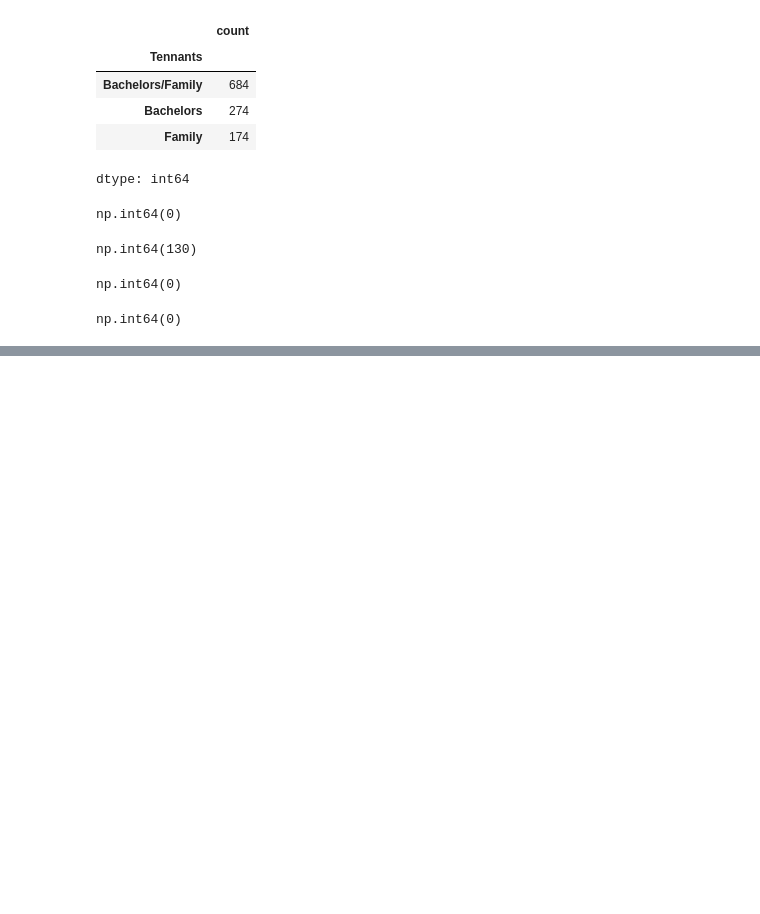
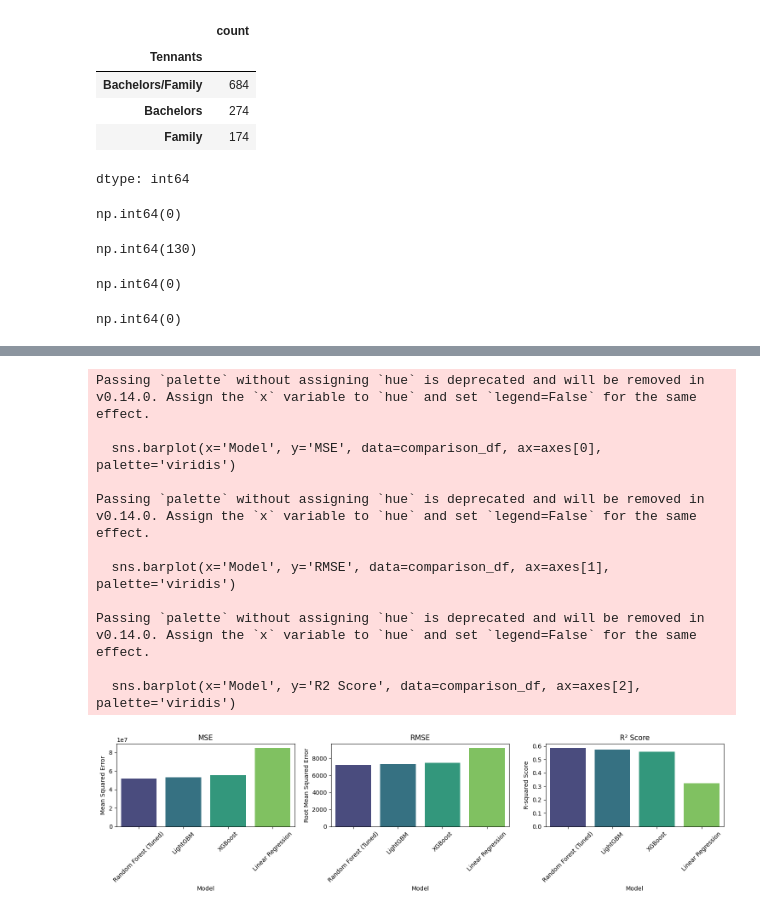
Before and after one commit to Sanhith30/Data-Science-And-ML-Projects, a Jupyter notebook: Hyderabad_House_Data.ipynb, the cells around one changed output, grey strips where cells are left out. Drawn from its saved outputs; the diff is of its cells as text; code cells hidden in the pictures; blank space fills up the shorter version.

```diff
--- a/Hyderabad_House_Data.ipynb
+++ b/Hyderabad_House_Data.ipynb
@@ -400,0 +823,14 @@ ValueError: invalid literal for int() with base 10: 'Bachelors/Family'
+# %%
+
+model_comparison = {
+    'Model': ['Linear Regression', 'Random Forest (Tuned)', 'XGBoost', 'LightGBM'],
+    'MSE': [mse_lm, mse, mse_xgb, mse_lgbm],
+    'RMSE': [rmse_lm, rmse, np.sqrt(mse_xgb), np.sqrt(mse_lgbm)],
+    'R2 Score': [r2_lm, r2, r2_xgb, r2_lgbm]
+}
+comparison_df = pd.DataFrame(model_comparison)
+
+comparison_df = comparison_df.sort_values(by='R2 Score', ascending=False)
+
+print("--- Model Performance Comparison ---")
+display(comparison_df)
@@ -400,0 +844,39 @@ ValueError: invalid literal for int() with base 10: 'Bachelors/Family'
+# %%
+
+
+comparison_df = comparison_df.sort_values(by='R2 Score', ascending=False)
+fig, axes = plt.subplots(1, 3, figsize=(15, 4), sharey=False)
+
+# Plotting MSE
+sns.barplot(x='Model', y='MSE', data=comparison_df, ax=axes[0], palette='viridis')
+axes[0].set_title('MSE')
+axes[0].set_ylabel('Mean Squared Error')
+axes[0].tick_params(axis='x', rotation=45) # Rotate labels
+
+# Plotting RMSE
+sns.barplot(x='Model', y='RMSE', data=comparison_df, ax=axes[1], palette='viridis')
+axes[1].set_title('RMSE')
+axes[1].set_ylabel('Root Mean Squared Error')
+axes[1].tick_params(axis='x', rotation=45) # Rotate labels
+
+# Plotting R2 Score
+sns.barplot(x='Model', y='R2 Score', data=comparison_df, ax=axes[2], palette='viridis')
+axes[2].set_title('R² Score')
+axes[2].set_ylabel('R-squared Score')
+axes[2].tick_params(axis='x', rotation=45) # Rotate labels
+
+plt.tight_layout()
+plt.show()
+# %% [output]
+Passing `palette` without assigning `hue` is deprecated and will be removed in v0.14.0. Assign the `x` variable to `hue` and set `legend=False` for the same effect.
+
+  sns.barplot(x='Model', y='MSE', data=comparison_df, ax=axes[0], palette='viridis')
+
+Passing `palette` without assigning `hue` is deprecated and will be removed in v0.14.0. Assign the `x` variable to `hue` and set `legend=False` for the same effect.
+
+  sns.barplot(x='Model', y='RMSE', data=comparison_df, ax=axes[1], palette='viridis')
+
+Passing `palette` without assigning `hue` is deprecated and will be removed in v0.14.0. Assign the `x` variable to `hue` and set `legend=False` for the same effect.
+
+  sns.barplot(x='Model', y='R2 Score', data=comparison_df, ax=axes[2], palette='viridis')
+[figure, added]
```
Also changed, not shown: parts of 25 cells of this notebook.
